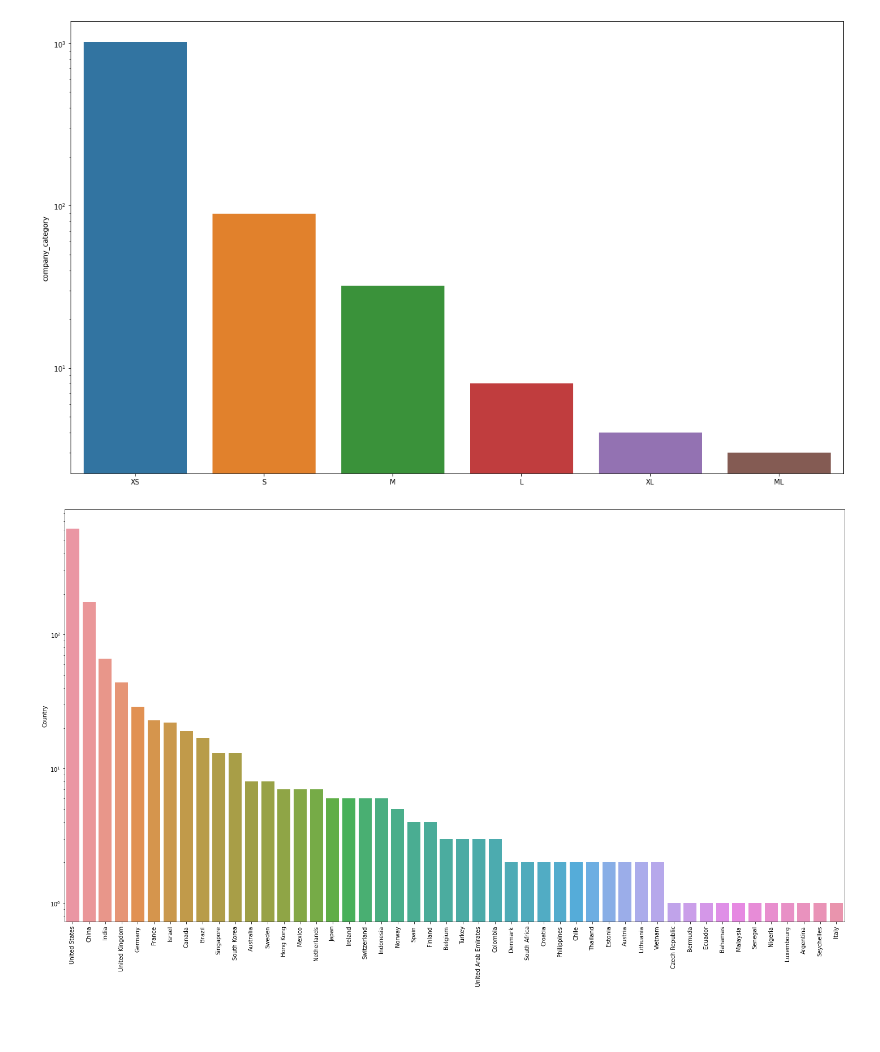
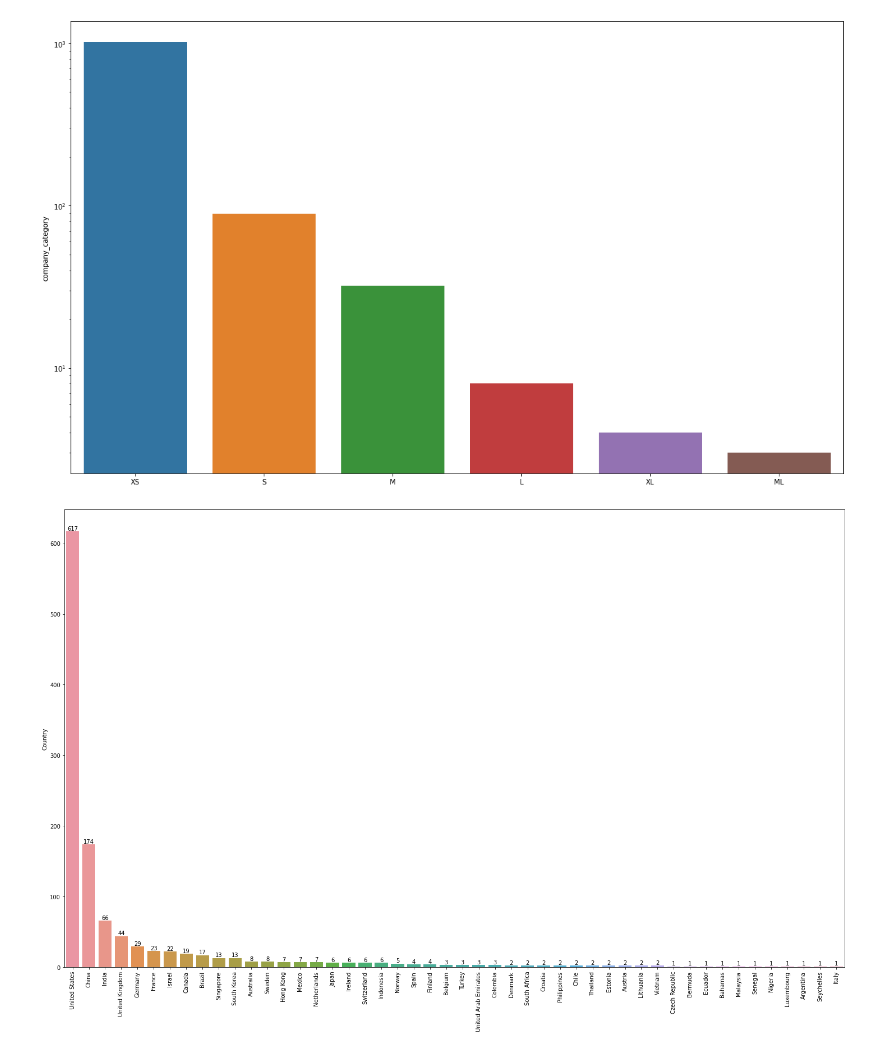
Before and after one commit to amitdas022/Unicorns, a Jupyter notebook: notebooks/visual.ipynb, the cells around one changed output. Drawn from its saved outputs; the diff is of its cells as text; code cells hidden in the pictures; blank space fills up the shorter version.

```diff
--- a/notebooks/visual.ipynb
+++ b/notebooks/visual.ipynb
@@ -18,7 +18,9 @@ from datetime import datetime, date
 Read the cleaned dataset present in '../dataset/' directory
 # %%
 # Read the dataset using read_csv function
-df_all = pd.read_csv('../dataset/all_unicorns.csv')
+df_all = pd.read_csv('../dataset/world_unicorns.csv')
+
+df_duplicates = df_all[df_all.duplicated('Company')]
 # %% [markdown]
 Transform and organize the data, to make them ready for visualization
 # %%
@@ -112,11 +114,16 @@ plt.show()
 # %%
 # Occurance of category in valuation_cat column
 country_occurance = df_all['Country'].value_counts()
-country_occurance_chart, ax_coc = plt.subplots(figsize=(20,12))
-x_country_occurance = country_occurance.index
-sns.barplot(x=x_country_occurance, y=country_occurance, ax=ax_coc).set_yscale('log')
+plt.subplots(figsize=(20,12))
+
 plt.xticks(rotation=90)
 plt.tight_layout()
+
+x_country_occurance = country_occurance.index
+temp_ax = sns.barplot(x=x_country_occurance, y=country_occurance)
+
+temp_ax.bar_label(temp_ax.containers[0])
+
 plt.show()
 # %% [output]
-[figure, old version]
+[figure, new version]
```
Also changed, not shown: 2 other files.
